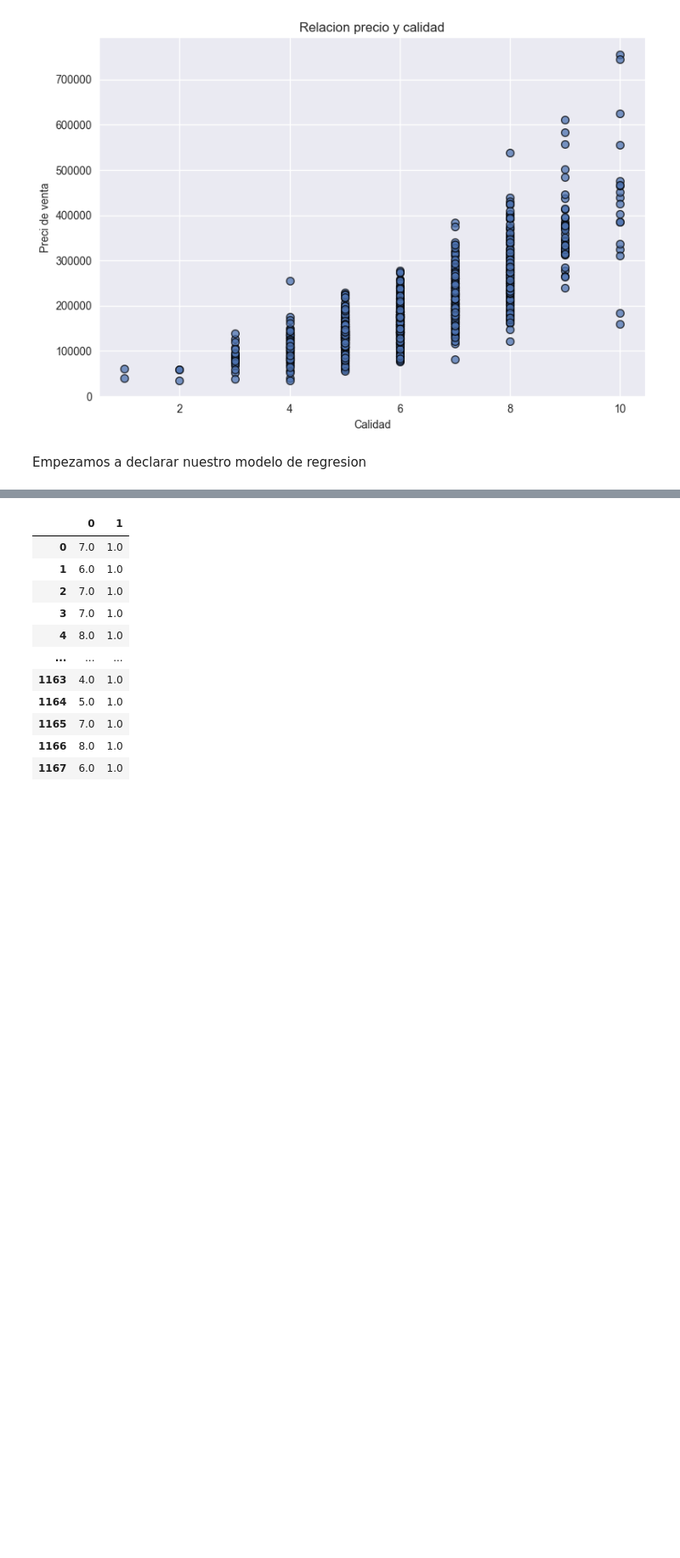
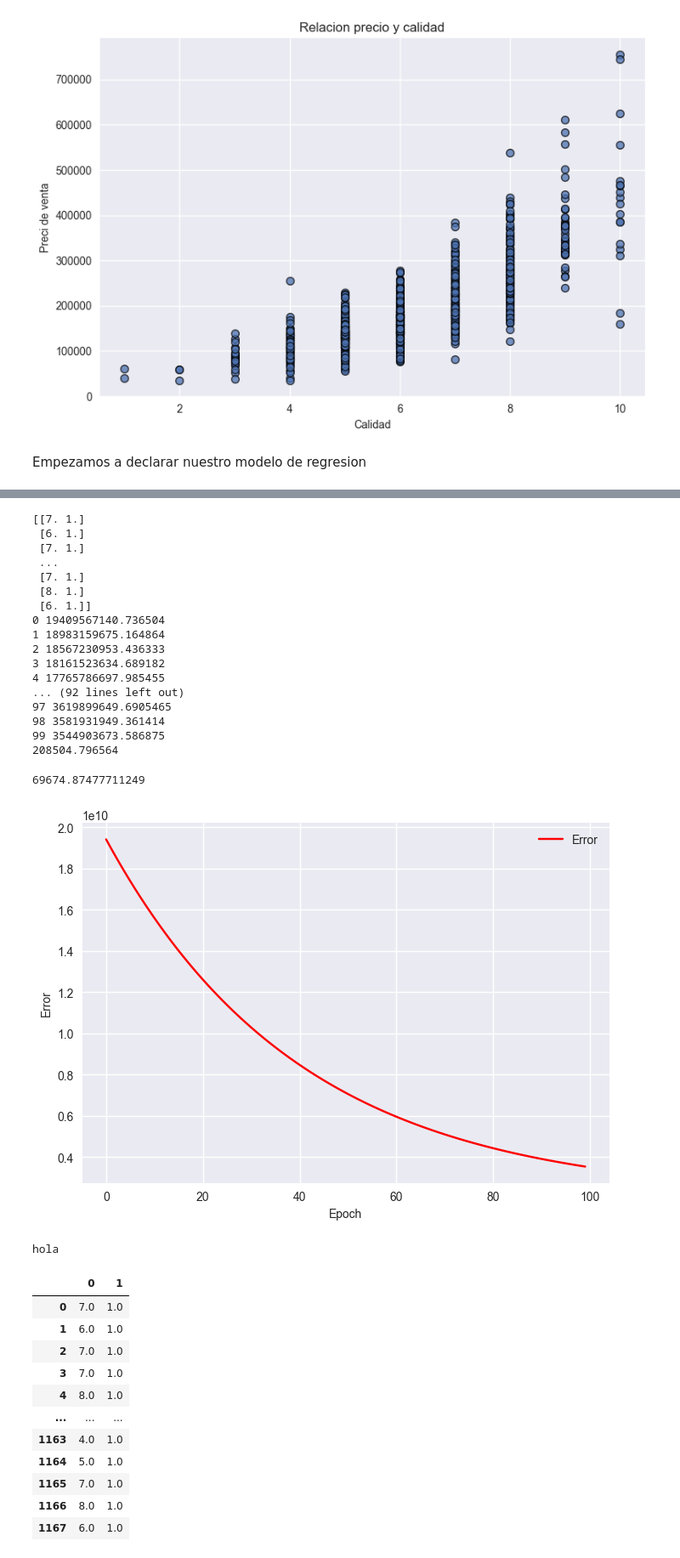
Before and after one commit to Senryo1/proyecto, a Jupyter notebook: proyecto.ipynb, the cells around one changed output, grey strips where cells are left out. Shown at 85% size. Drawn from its saved outputs; the diff is of its cells as text; code cells hidden in the pictures; blank space fills up the shorter version.

```diff
--- a/proyecto.ipynb
+++ b/proyecto.ipynb
@@ -239,3 +229,67 @@ print(4071.106782+29204.812826*m)
+# %%
+x = df80["Overall Quality"].values
+y = df80["Salesprice"].values
+def modeloml(df80,b0 =0.02,b1 =0.01,epochs = 100, learning_rate=0.001):
+    x = df80["Overall Quality"].values
+    y = df80["Salesprice"].values
+    error_df = pd.DataFrame (columns=["Epoch", "Error",'b0','b1'])
+    x =pd.DataFrame(x)
+    ones = np.ones((x.shape[0], 1))
+    ones= pd.DataFrame(ones)
+    x = np.hstack((x,ones))
+    x = pd.DataFrame(x)
+    print(x.values)
+    for i in range (epochs):
+        prediccion = np.dot(x.values,[b1,b0])
+        error = prediccion-y
+        error_medio =np.divide(np.sum(np.power(error,2)),np.multiply(2,len(error)))
+        b0 = b0-learning_rate*np.divide(np.sum(error*df80["Overall Quality"].values),len(error))
+        b1 = b1-learning_rate*np.divide(np.sum(error),len(error))
+        error_df = pd.concat([error_df, pd.DataFrame({"Epoch": [i], "Error": (error ** 2).mean()/2 ,'b0':b0,'b1':b1 })])
+        print(i,error_medio)
+    return(error_df)
+#predi = pd.DataFrame(prediccion)
+#st=np.hstack((x,predi))
+#st = pd.DataFrame(st)
+#print(st)
+#error_df = pd.DataFrame(error)
+modelo = modeloml(df80,b0 =0.2,b1 =0.1,epochs = 100, learning_rate=0.001)
+modelo.plot(x="Epoch", y="Error",color='red')
+plt.xlabel("Epoch")
+plt.ylabel("Error")
+m=7
+print(4071.106782+29204.812826*m)
+modelo.to_csv("Modelo.csv",index=False)
+Parametros = modelo.iloc[-1].to_dict()
+Parametros
+Parametros["b0"]
+#19409722051.630142
+# %% [output]
+[[7. 1.]
+ [6. 1.]
+ [7. 1.]
+ ...
+ [7. 1.]
+ [8. 1.]
+ [6. 1.]]
+0 19409567140.736504
+1 18983159675.164864
+2 18567230953.436333
+3 18161523634.689182
+4 17765786697.985455
+... (92 lines left out)
+97 3619899649.6905465
+98 3581931949.361414
+99 3544903673.586875
+208504.796564
+69674.87477711249
+[figure, added]
+# %%
+from regresion import regresion
+objeto = regresion()
+objeto.hola()
+# %% [output]
+hola
 # %%
 learning_rate = 0.000001
 epochs = 1000
```
Also changed, not shown: parts of 5 cells of this notebook, 2 other files.
